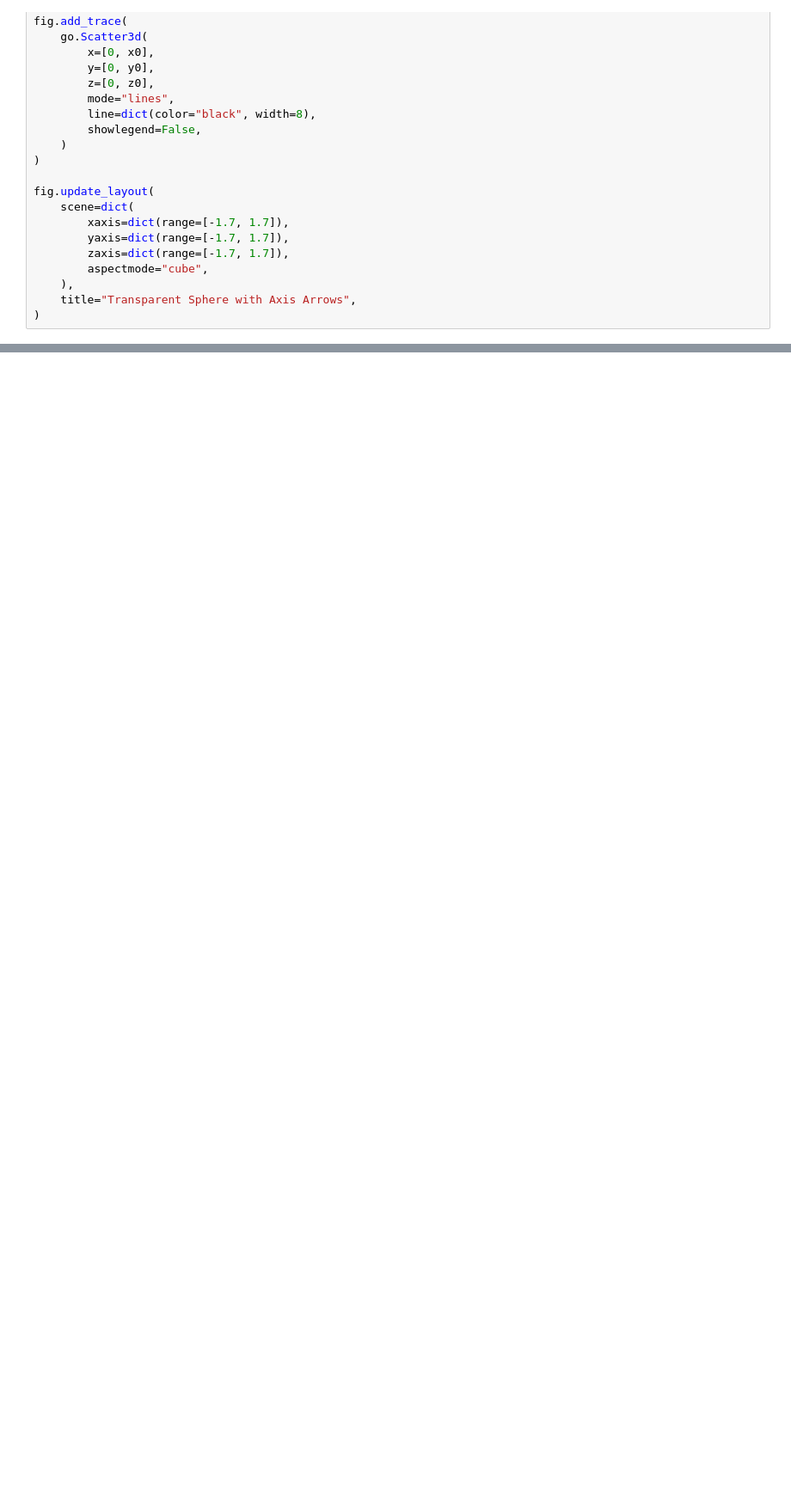
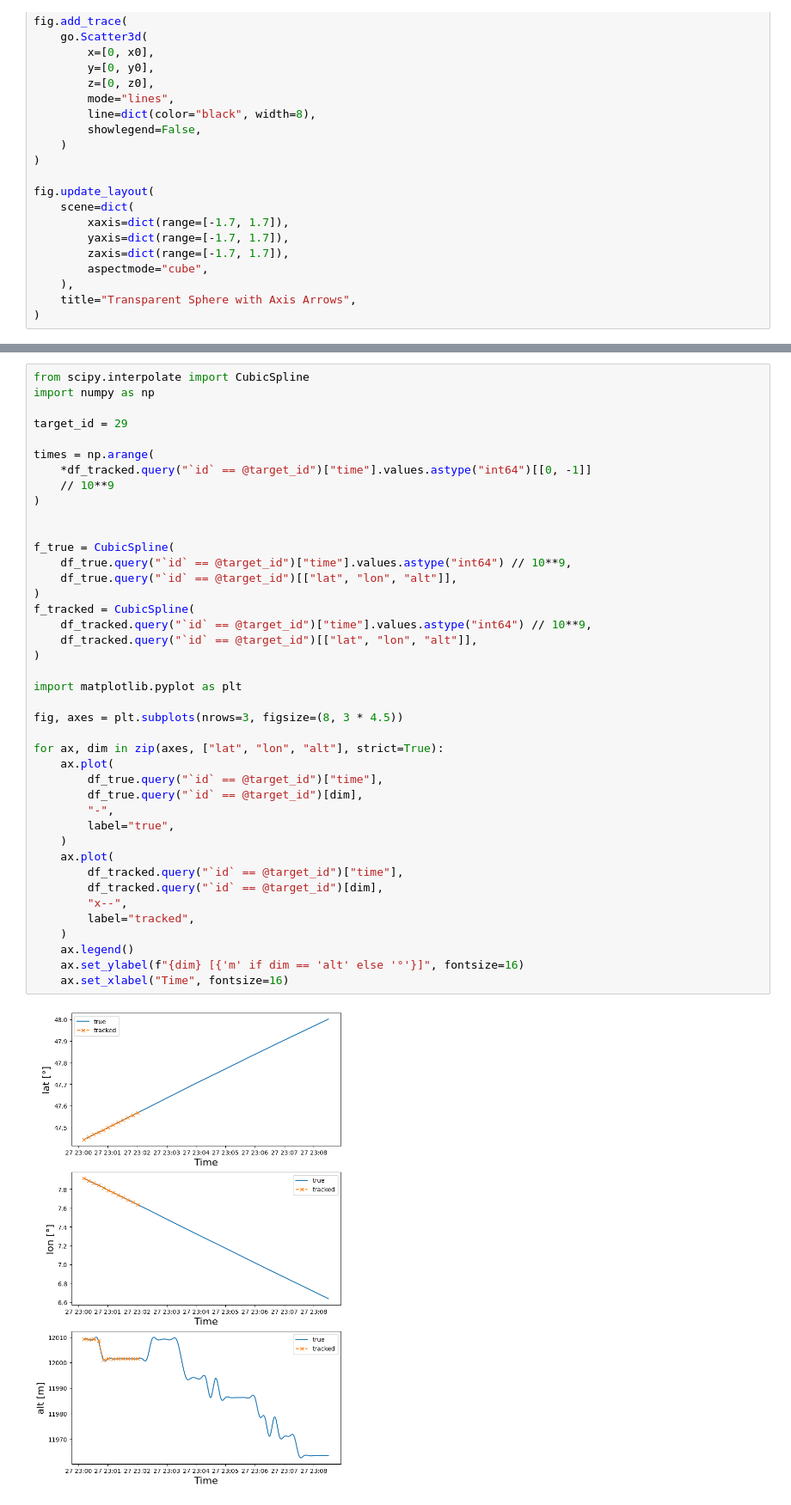
Before and after one commit to Swiss-Armed-Forces/theia_backend, a Jupyter notebook: tmp.ipynb, the cells around one changed output, grey strips where cells are left out. Shown at 86% size. Drawn from its saved outputs; the diff is of its cells as text; blank space fills up the shorter version.

```diff
--- a/tmp.ipynb
+++ b/tmp.ipynb
@@ -895,0 +1346,43 @@ fig.update_layout(
+# %%
+from scipy.interpolate import CubicSpline
+import numpy as np
+
+target_id = 29
+
+times = np.arange(
+    *df_tracked.query("`id` == @target_id")["time"].values.astype("int64")[[0, -1]]
+    // 10**9
+)
+
+
+f_true = CubicSpline(
+    df_true.query("`id` == @target_id")["time"].values.astype("int64") // 10**9,
+    df_true.query("`id` == @target_id")[["lat", "lon", "alt"]],
+)
+f_tracked = CubicSpline(
+    df_tracked.query("`id` == @target_id")["time"].values.astype("int64") // 10**9,
+    df_tracked.query("`id` == @target_id")[["lat", "lon", "alt"]],
+)
+
+import matplotlib.pyplot as plt
+
+fig, axes = plt.subplots(nrows=3, figsize=(8, 3 * 4.5))
+
+for ax, dim in zip(axes, ["lat", "lon", "alt"], strict=True):
+    ax.plot(
+        df_true.query("`id` == @target_id")["time"],
+        df_true.query("`id` == @target_id")[dim],
+        "-",
+        label="true",
+    )
+    ax.plot(
+        df_tracked.query("`id` == @target_id")["time"],
+        df_tracked.query("`id` == @target_id")[dim],
+        "x--",
+        label="tracked",
+    )
+    ax.legend()
+    ax.set_ylabel(f"{dim} [{'m' if dim == 'alt' else '°'}]", fontsize=16)
+    ax.set_xlabel("Time", fontsize=16)
+# %% [output]
+[figure, added]
```
Also changed, not shown: parts of 17 cells of this notebook.
